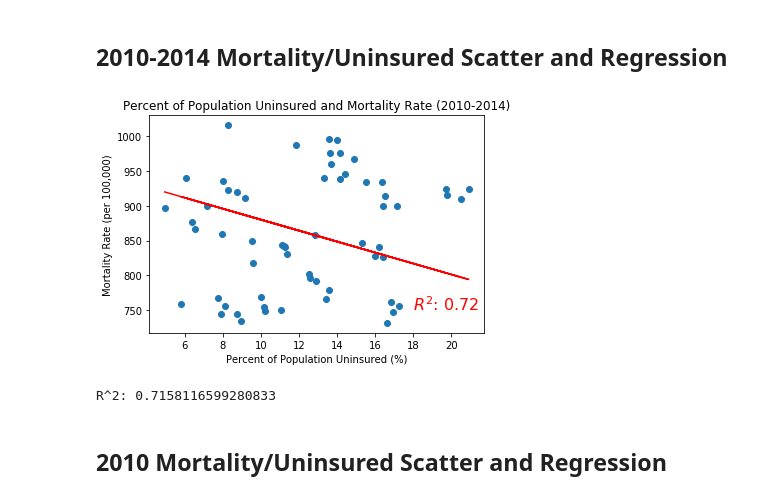
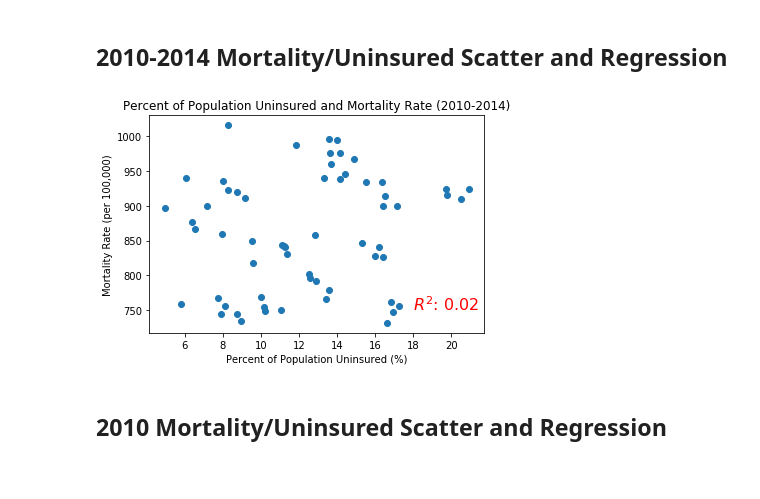
Before and after one commit to TJL30308/DREAM_Project, a Jupyter notebook: ER_Visits_Analysis.ipynb, the cells around one changed output. Drawn from its saved outputs; the diff is of its cells as text; code cells hidden in the pictures.

```diff
--- a/ER_Visits_Analysis.ipynb
+++ b/ER_Visits_Analysis.ipynb
@@ -248,3 +212,7 @@ uninsured_rate.sort_values(by = 2010, ascending = False)
 | Vermont | 7.98876 | 6.53856 | 6.38886 | 7.18609 | 4.9583 |
 # %% [markdown]
 ## 2010-2014 ER/Uninsured Scatter and Regression
+# %%
+# pull unisured percentage data points to x_values for plotting and regression analysis
+
+x_values = uninsured_rate[2010].tolist() + uninsured_rate[2011].tolist() + uninsured_rate[2012].tolist() + uninsured_rate[2013].tolist()+ uninsured_rate[2014].tolist()
@@ -336,18 +303,18 @@ R^2: 0.16106894895378168
 # %% [markdown]
 ## 2013 ER/Uninsured Scatter and Regression
 # %%
-# plot rate of ER visits to percent of population uninsured and calculate regression
+# plot rate of ER visits to percent of population uninsured and calculate regression in 2013
 
-x_values = uninsured_rate[column_years[3]]
-y_values = ER_visits_rate[column_years[3]]
+x_values_2013 = uninsured_rate[column_years[3]]
+y_values_2013 = ER_visits_rate[column_years[3]]
 
-slope, intercept, rvalue, pvalue, stderr = linregress(x_values.astype(float), y_values.astype(float))
+slope, intercept, rvalue, pvalue, stderr = linregress(x_values_2013.astype(float), y_values_2013.astype(float))
 
 plt.title('Percent of Population Uninsured and Rate of ER Visits (2013)')
 plt.ylabel('Rate of ER Visits (per 100,000)')
 plt.xlabel('Percent of Population Uninsured (%)')
-plt.scatter(x_values, y_values)
-plt.plot(x_values, intercept + slope * x_values, 'r')
+plt.scatter(x_values_2013, y_values_2013)
+plt.plot(x_values_2013, intercept + slope * x_values_2013, 'r')
 plt.annotate(f'$R^2$: {round(rvalue*rvalue,2)}', (16, 30000), c = 'r', fontsize = 16)
 plt.savefig('Images/ER_visits_uninsured_regress_2013.png')
 
@@ -357,18 +324,18 @@ plt.show()
 # %% [markdown]
 ## 2014 ER/Uninsured Scatter and Regression
 # %%
-# plot rate of ER visits to percent of population uninsured and calculate regression
+# plot rate of ER visits to percent of population uninsured and calculate regression in 2014
 
-x_values = uninsured_rate[column_years[4]]
-y_values = ER_visits_rate[column_years[4]]
+x_values_2014 = uninsured_rate[column_years[4]]
+y_values_2014 = ER_visits_rate[column_years[4]]
 
-slope, intercept, rvalue, pvalue, stderr = linregress(x_values.astype(float), y_values.astype(float))
+slope, intercept, rvalue, pvalue, stderr = linregress(x_values_2014.astype(float), y_values_2014.astype(float))
 
 plt.title('Percent of Population Uninsured and Rate of ER Visits (2014)')
 plt.ylabel('Rate of ER Visits (per 100,000)')
 plt.xlabel('Percent of Population Uninsured (%)')
-plt.scatter(x_values, y_values)
-plt.plot(x_values, intercept + slope * x_values, 'r')
+plt.scatter(x_values_2014, y_values_2014)
+plt.plot(x_values_2014, intercept + slope * x_values_2014, 'r')
 plt.annotate(f'$R^2$: {round(rvalue*rvalue,2)}', (14, 30000), c = 'r', fontsize = 16)
 plt.savefig('Images/ER_visits_uninsured_regress_2014.png')
 
@@ -400,26 +367,23 @@ mortality_rate
 # %% [markdown]
 ## 2010-2014 Mortality/Uninsured Scatter and Regression
 # %%
-# Plot of mortality rate to percent of population uninsured and calculate regression
+# Plot of mortality rate to percent of population uninsured and calculate regression grouped all years
 
-column_years = [2010, 2011, 2012, 2013, 2014]
+mortality_rates = mortality_rate[2010].tolist() + mortality_rate[2011].tolist() + mortality_rate[2012].tolist() + mortality_rate[2013].tolist()+ mortality_rate[2014].tolist()
 
-x_values = uninsured_rate[column_years]
-y_values = mortality_rate[column_years]
-slope, intercept, rvalue, pvalue, stderr = linregress(x_values.astype(float).mean(), y_values.astype(float).mean())
+slope, intercept, rvalue, pvalue, stderr = linregress(x_values, mortality_rates)
 
 plt.title('Percent of Population Uninsured and Mortality Rate (2010-2014)')
 plt.ylabel('Mortality Rate (per 100,000)')
 plt.xlabel('Percent of Population Uninsured (%)')
-plt.scatter(x_values, y_values)
-plt.plot(x_values, intercept + slope * x_values, 'r')
+plt.scatter(x_values, mortality_rates)
+# plt.plot(x_values, intercept + slope * x_values, 'r')
 plt.annotate(f'$R^2$: {round(rvalue*rvalue,2)}', (18, 750), c = 'r', fontsize = 16)
 plt.savefig('Images/Mortality_rate_uninsured_regress_combined.png')
 
 plt.show()
 # %% [output]
-[figure, old version]
+[figure, new version]
-R^2: 0.7158116599280833
 # %% [markdown]
 ## 2010 Mortality/Uninsured Scatter and Regression
 # %%
```
Also changed, not shown: parts of 12 cells of this notebook, 7 other files.
